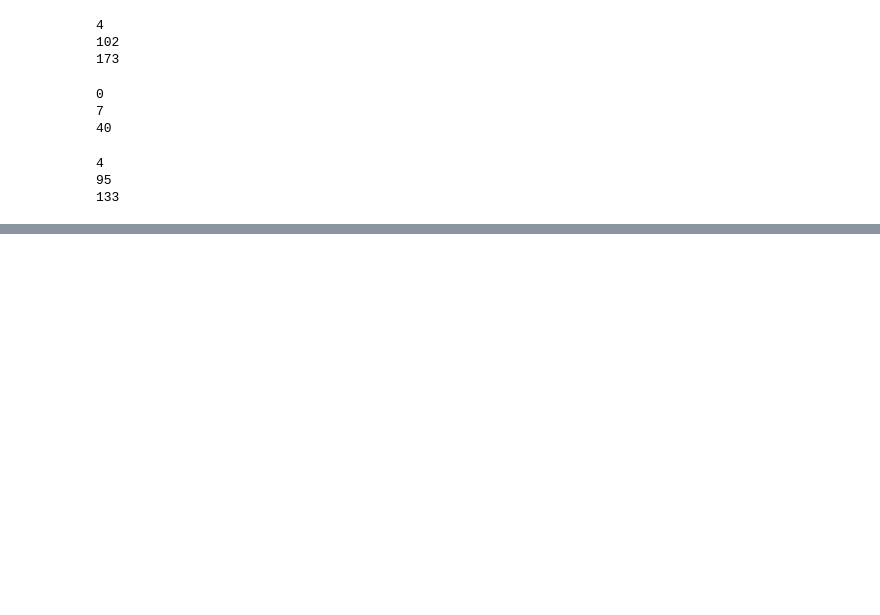
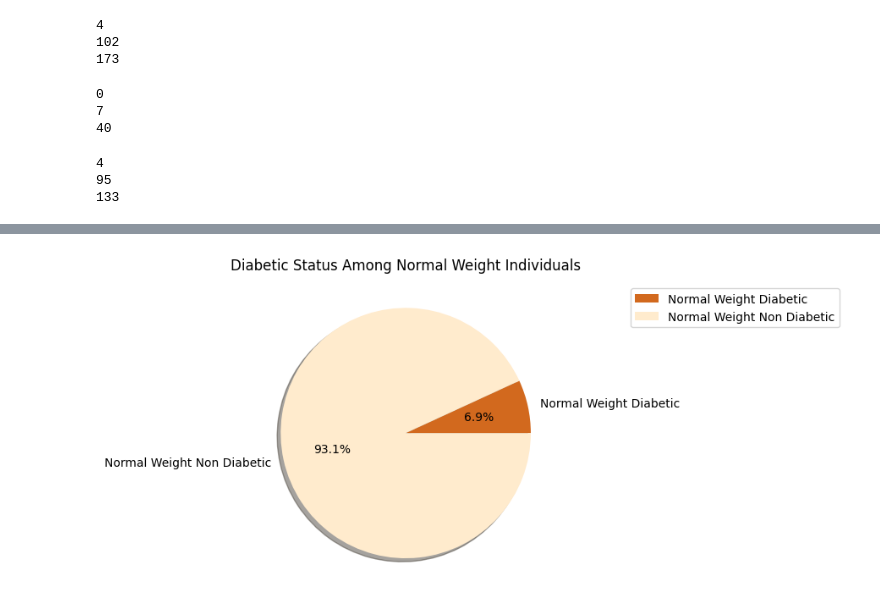
Before and after one commit to hafsatariq18/Diabetes-dataset, a Jupyter notebook: Diabetes Dataset.ipynb, the cells around one changed output, grey strips where cells are left out. Saved outputs shown, nothing was run; the diff lists cells and outputs as text; code cells hidden in the pictures; blank space fills up the shorter version.

```diff
--- a/Diabetes Dataset.ipynb
+++ b/Diabetes Dataset.ipynb
@@ -336,0 +346,9 @@ print(over_weight_non_diabetic)
+# %%
+colours=['chocolate','blanchedalmond']
+data={"Normal Weight Diabetic":normal_weight_diabetic, "Normal Weight Non Diabetic":normal_weight_non_diabetic}
+plt.pie(data.values(),labels=data.keys(),colors=colours,shadow=True,autopct='%2.1f%%')
+plt.legend(loc="center left",bbox_to_anchor=(1.2,0.9),labels=data.keys())
+plt.title('Diabetic Status Among Normal Weight Individuals')
+plt.show()
+# %% [output]
+[figure, added]
```
Also changed, not shown: parts of 2 cells of this notebook.
